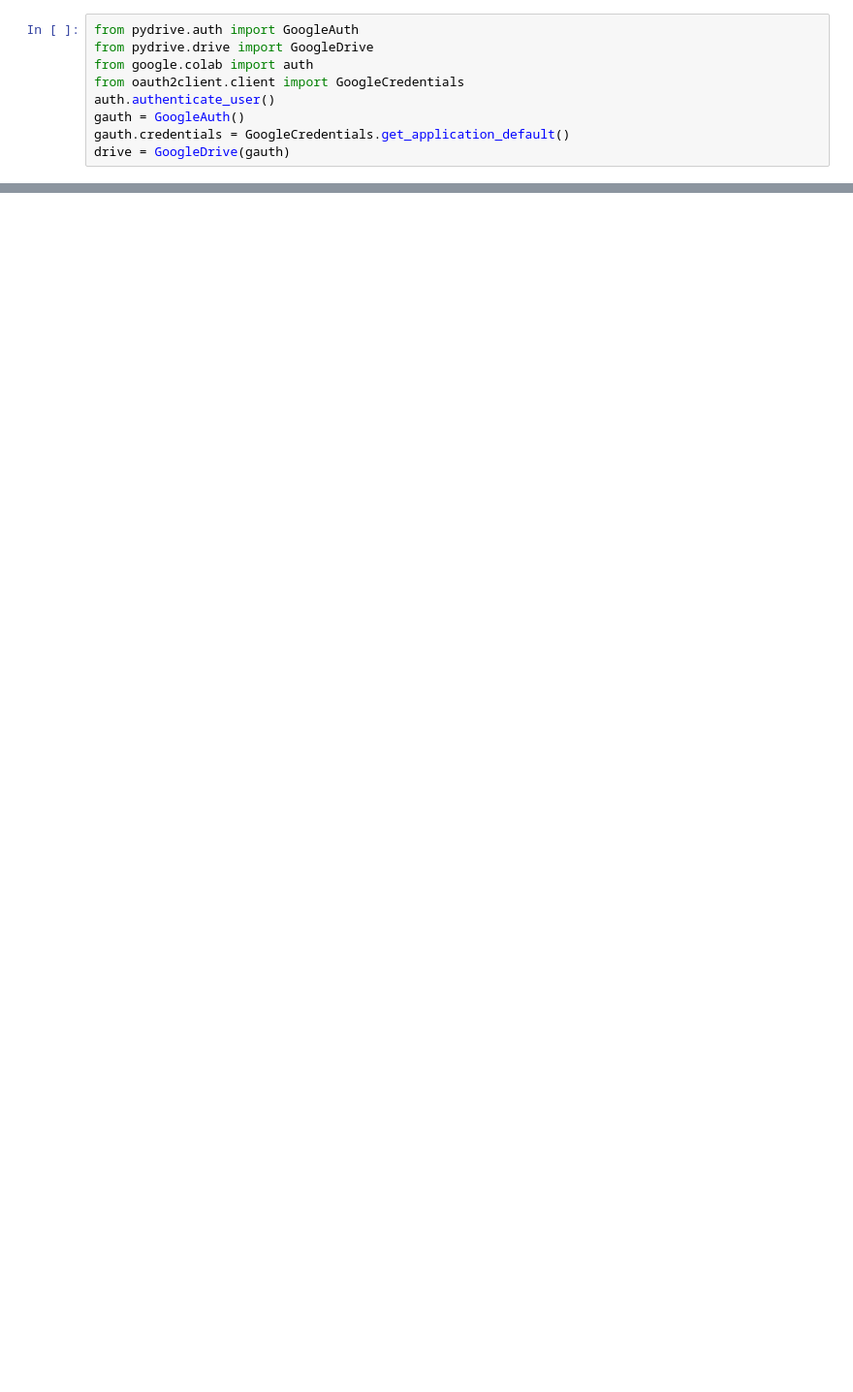
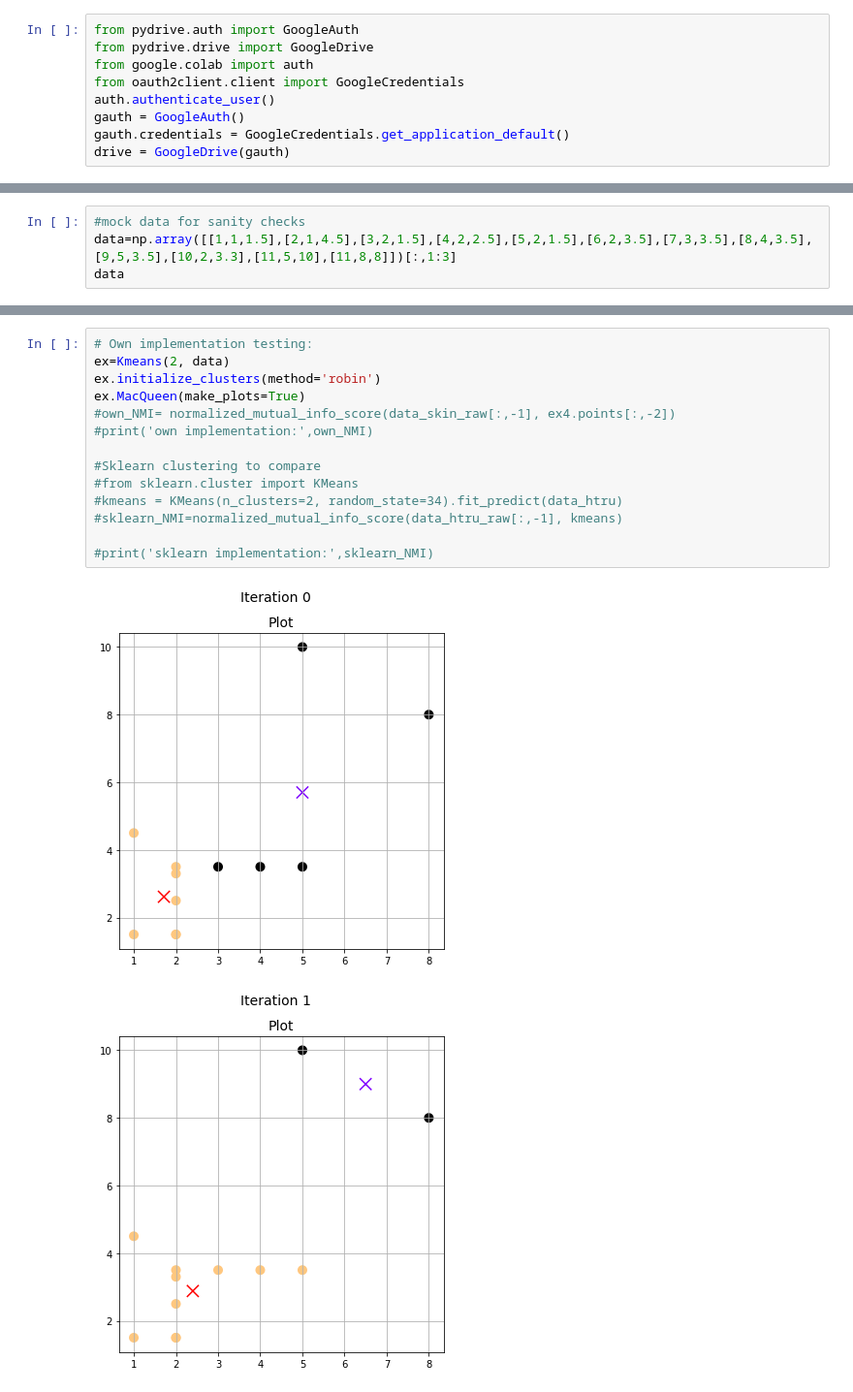
Before and after one commit to joaxkal/SDM, a Jupyter notebook: kmeans/KMeans.ipynb, the cells around one changed output, grey strips where cells are left out. Shown at 97% size. Saved outputs shown, nothing was run; the diff lists cells and outputs as text; blank space fills up the shorter version.

```diff
--- a/kmeans/KMeans.ipynb
+++ b/kmeans/KMeans.ipynb
@@ -314,0 +260,4 @@ KeyboardInterrupt: ignored
+# %%
+#mock data for sanity checks
+data=np.array([[1,1,1.5],[2,1,4.5],[3,2,1.5],[4,2,2.5],[5,2,1.5],[6,2,3.5],[7,3,3.5],[8,4,3.5],[9,5,3.5],[10,2,3.3],[11,5,10],[11,8,8]])[:,1:3]
+data
@@ -314,0 +277,17 @@ KeyboardInterrupt: ignored
+# %%
+# Own implementation testing:
+ex=Kmeans(2, data)
+ex.initialize_clusters(method='robin')
+ex.MacQueen(make_plots=True)
+#own_NMI= normalized_mutual_info_score(data_skin_raw[:,-1], ex4.points[:,-2])
+#print('own implementation:',own_NMI)
+
+#Sklearn clustering to compare
+#from sklearn.cluster import KMeans
+#kmeans = KMeans(n_clusters=2, random_state=34).fit_predict(data_htru)
+#sklearn_NMI=normalized_mutual_info_score(data_htru_raw[:,-1], kmeans)
+
+#print('sklearn implementation:',sklearn_NMI)
+# %% [output]
+[figure, added]
+[figure, added]
```
Also changed, not shown: parts of 12 cells of this notebook.
